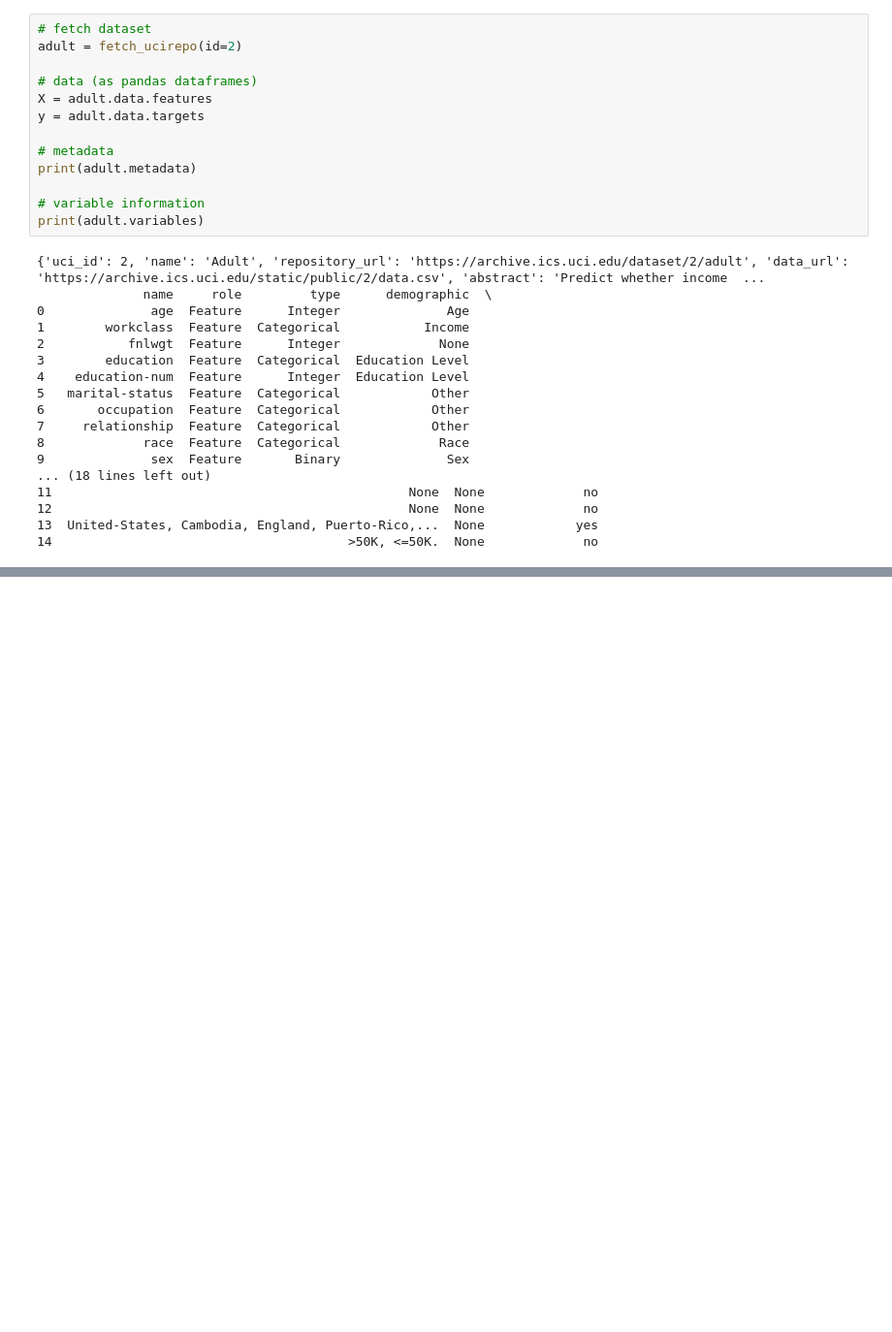
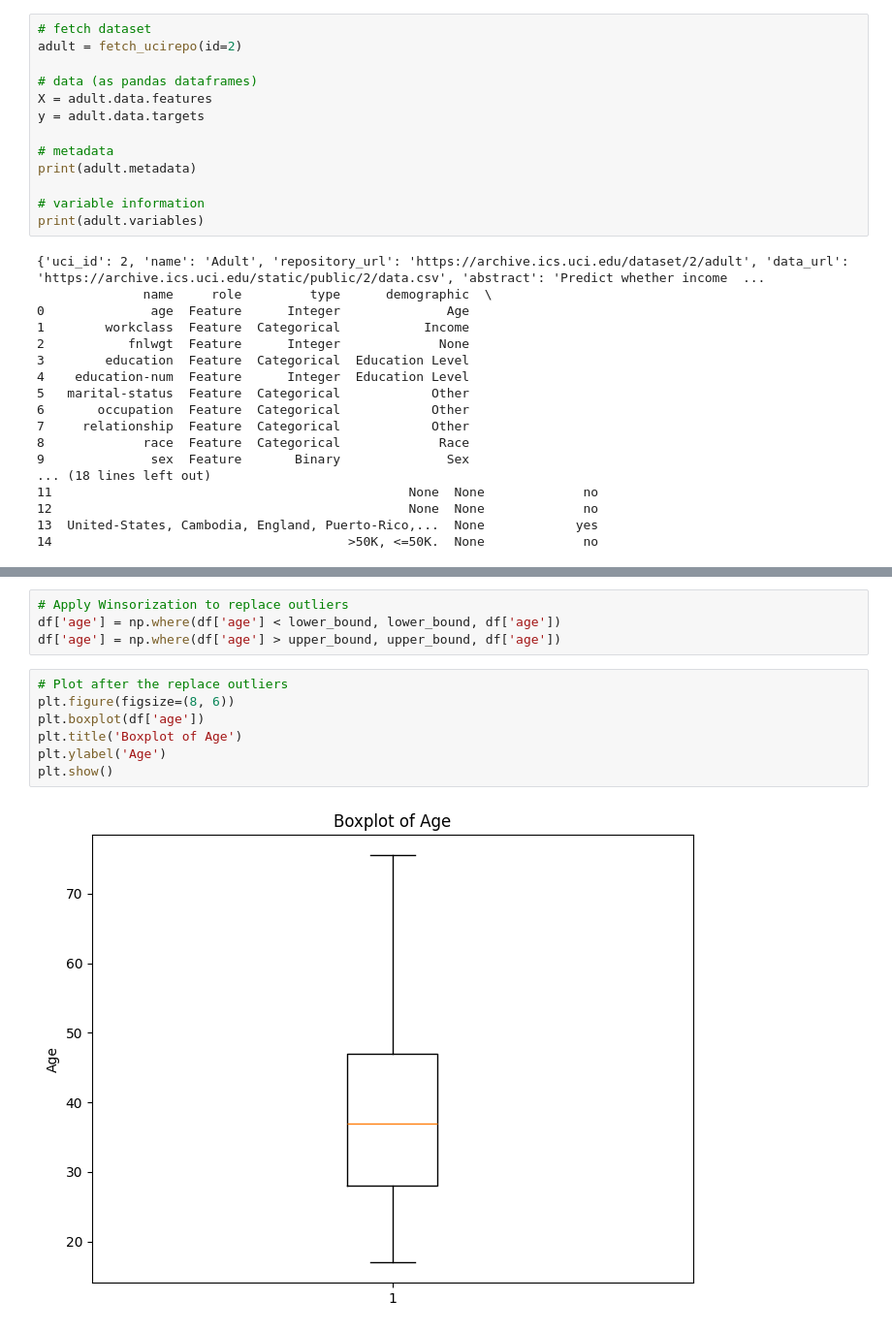
Before and after one commit to Naveen-Savi08/Income-Prediction, a Jupyter notebook: Preprocessing.ipynb, the cells around one changed output, grey strips where cells are left out. Shown at 97% size. Cells and saved outputs as stored; diff of their text form; blank space fills up the shorter version.

```diff
--- a/Preprocessing.ipynb
+++ b/Preprocessing.ipynb
@@ -37,0 +235,13 @@ print(adult.variables)
+# %%
+# Apply Winsorization to replace outliers
+df['age'] = np.where(df['age'] < lower_bound, lower_bound, df['age'])
+df['age'] = np.where(df['age'] > upper_bound, upper_bound, df['age'])
+# %%
+# Plot after the replace outliers
+plt.figure(figsize=(8, 6))
+plt.boxplot(df['age'])
+plt.title('Boxplot of Age')
+plt.ylabel('Age')
+plt.show()
+# %% [output]
+[figure, added]
```
Also changed, not shown: parts of 17 cells of this notebook.
